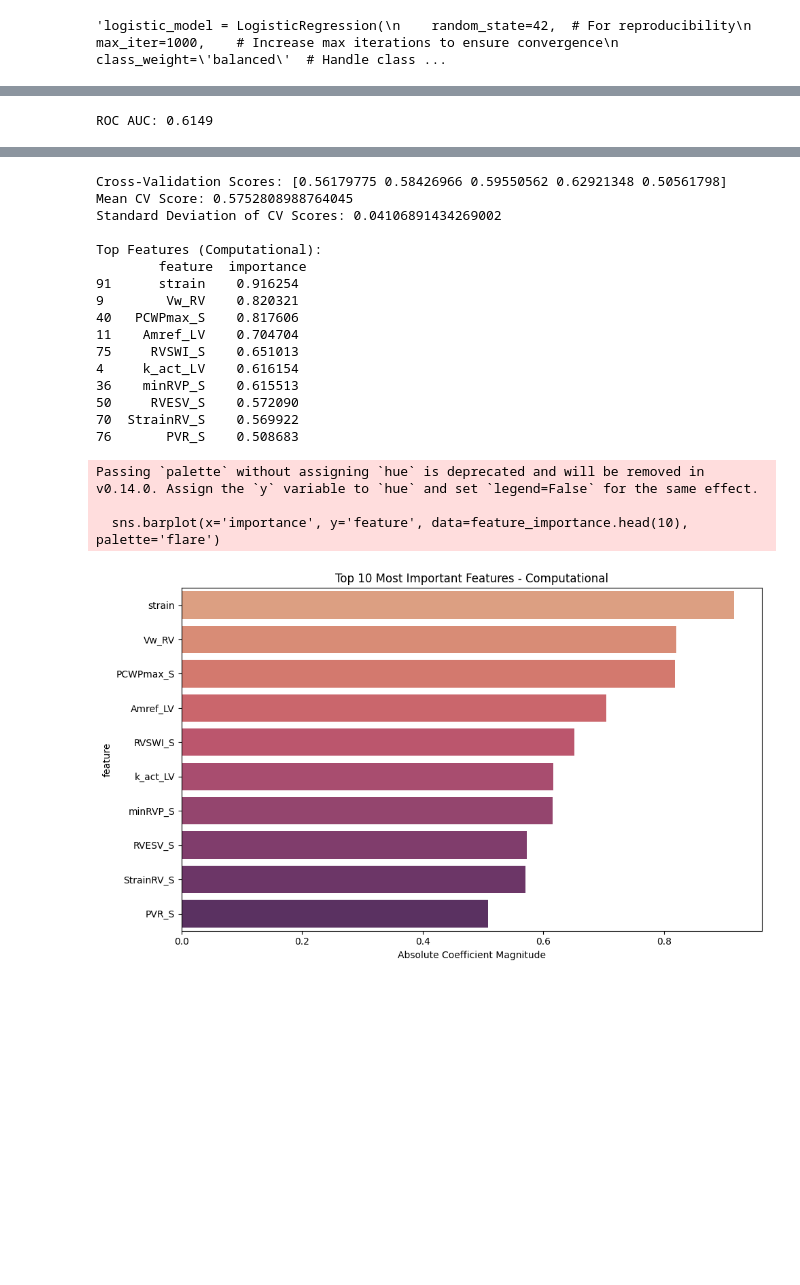
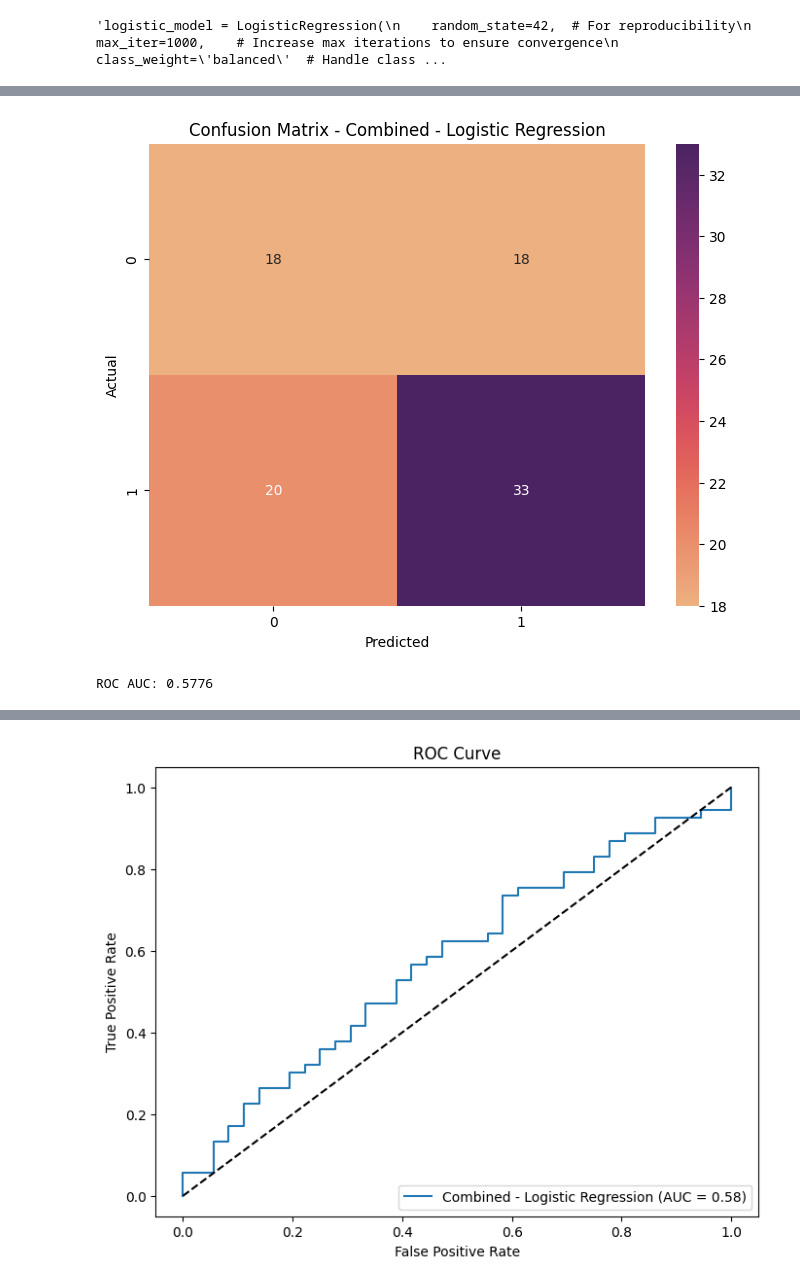
Before and after one commit to pallakk/RV-Prediction-Model-, a Jupyter notebook: logistic_regression.ipynb, the cells around one changed output, grey strips where cells are left out. Cells and saved outputs as stored; diff of their text form; code cells hidden in the pictures; blank space fills up the shorter version.

Commit message:
updated logistic reg and random forest models to compare all new data

```diff
--- a/logistic_regression.ipynb
+++ b/logistic_regression.ipynb
@@ -253,6 +253,13 @@ plt.show()'''
 # %% [output]
 'logistic_model = LogisticRegression(\n    random_state=42,  # For reproducibility\n    max_iter=1000,    # Increase max iterations to ensure convergence\n    class_weight=\'balanced\'  # Handle class ...
 # %%
+def get_roc_data(model, X_train, y_train, X_test, y_test):
+    model.fit(X_train, y_train)
+    y_proba = model.predict_proba(X_test)[:, 1]
+    fpr, tpr, _ = roc_curve(y_test, y_proba)
+    auc = roc_auc_score(y_test, y_proba)
+    return fpr, tpr, auc
+
 def run_logistic_pipeline(csv_file, label=''):
     print(f"\n========== Running Logistic Model on: {label} ==========\n")
     data = pd.read_csv(csv_file)
@@ -307,31 +314,15 @@ def run_logistic_pipeline(csv_file, label=''):
 
     # Train and evaluate
     logistic_model = LogisticRegression(random_state=42, max_iter=1000, class_weight='balanced')
-    trained_model = train_and_evaluate(logistic_model, f"{label} - Logistic Regression",
-                                       X_train, y_train, X_test, y_test)
+    trained_model = train_and_evaluate(logistic_model, f"{label} - Logistic Regression", X_train, y_train, X_test, y_test)
 
-    # CV Scores
-    cv_scores = cross_val_score(logistic_model, X_scaled, Y_encoded,
-                                cv=StratifiedKFold(n_splits=5, shuffle=True, random_state=42))
-    print("\nCross-Validation Scores:", cv_scores)
-    print("Mean CV Score:", cv_scores.mean())
-    print("Standard Deviation of CV Scores:", cv_scores.std())
-
-    # Feature Importance
-    feature_importance = pd.DataFrame({
-        'feature': X.columns,
-        'importance': np.abs(trained_model.coef_[0])
-    }).sort_values('importance', ascending=False)
-
-    print(f"\nTop Features ({label}):\n", feature_importance.head(10))
-
-    plt.figure(figsize=(10, 6))
-    sns.barplot(x='importance', y='feature', data=feature_importance.head(10), palette='flare')
-    plt.title(f'Top 10 Most Important Features - {label}')
-    plt.xlabel('Absolute Coefficient Magnitude')
-    plt.tight_layout()
-    plt.show()
+    # ROC data for plotting
+    fpr, tpr, auc = get_roc_data(logistic_model, X_train, y_train, X_test, y_test)
+    return label, fpr, tpr, auc
 # %%
-run_logistic_pipeline('Close2AdmitDataWithRV.csv', label='Clinical')
-run_logistic_pipeline('Close2AdmitDTinfo.csv', label='Computational')
+logistic_results = [
+    run_logistic_pipeline("Close2AdmitDataWithRV.csv", "Patient"),
+    run_logistic_pipeline("Close2AdmitDTinfo.csv", "Computational"),
+    run_logistic_pipeline("CombinedDataWithRV.csv", "Combined")
+]
 # %% [output]
@@ -396 +386,2 @@ Confusion Matrix:
+[figure, new version]
-ROC AUC: 0.6149
+ROC AUC: 0.5776
@@ -398,20 +388 @@ ROC AUC: 0.6149
-Cross-Validation Scores: [0.56179775 0.58426966 0.59550562 0.62921348 0.50561798]
-Mean CV Score: 0.5752808988764045
-Standard Deviation of CV Scores: 0.04106891434269002
-
-Top Features (Computational):
-        feature  importance
-91      strain    0.916254
-9        Vw_RV    0.820321
-40   PCWPmax_S    0.817606
-11    Amref_LV    0.704704
-75     RVSWI_S    0.651013
-4     k_act_LV    0.616154
-36    minRVP_S    0.615513
-50     RVESV_S    0.572090
-70  StrainRV_S    0.569922
-76       PVR_S    0.508683
-Passing `palette` without assigning `hue` is deprecated and will be removed in v0.14.0. Assign the `y` variable to `hue` and set `legend=False` for the same effect.
-
-  sns.barplot(x='importance', y='feature', data=feature_importance.head(10), palette='flare')
-[figure, old version]
+[figure, new version]
```
Also changed, not shown: parts of 1 cell of this notebook, 3 other files.
